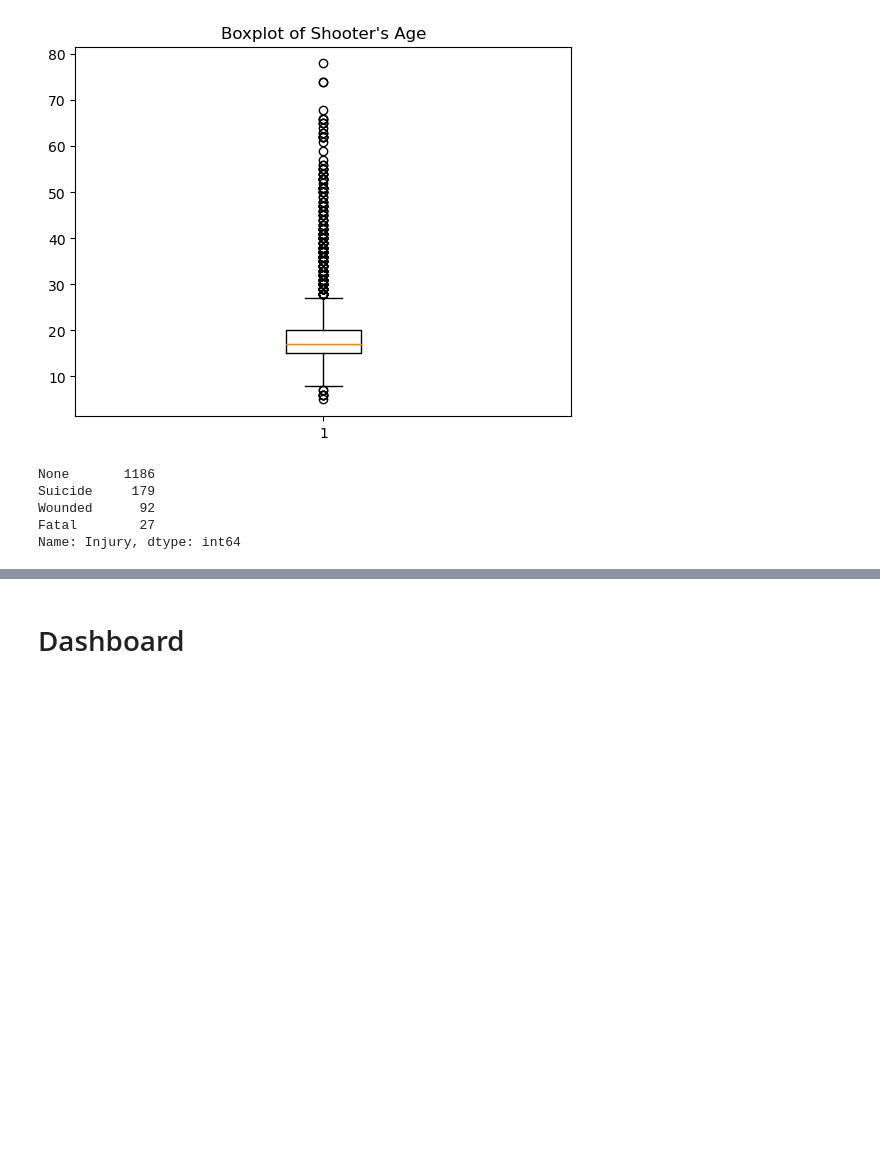
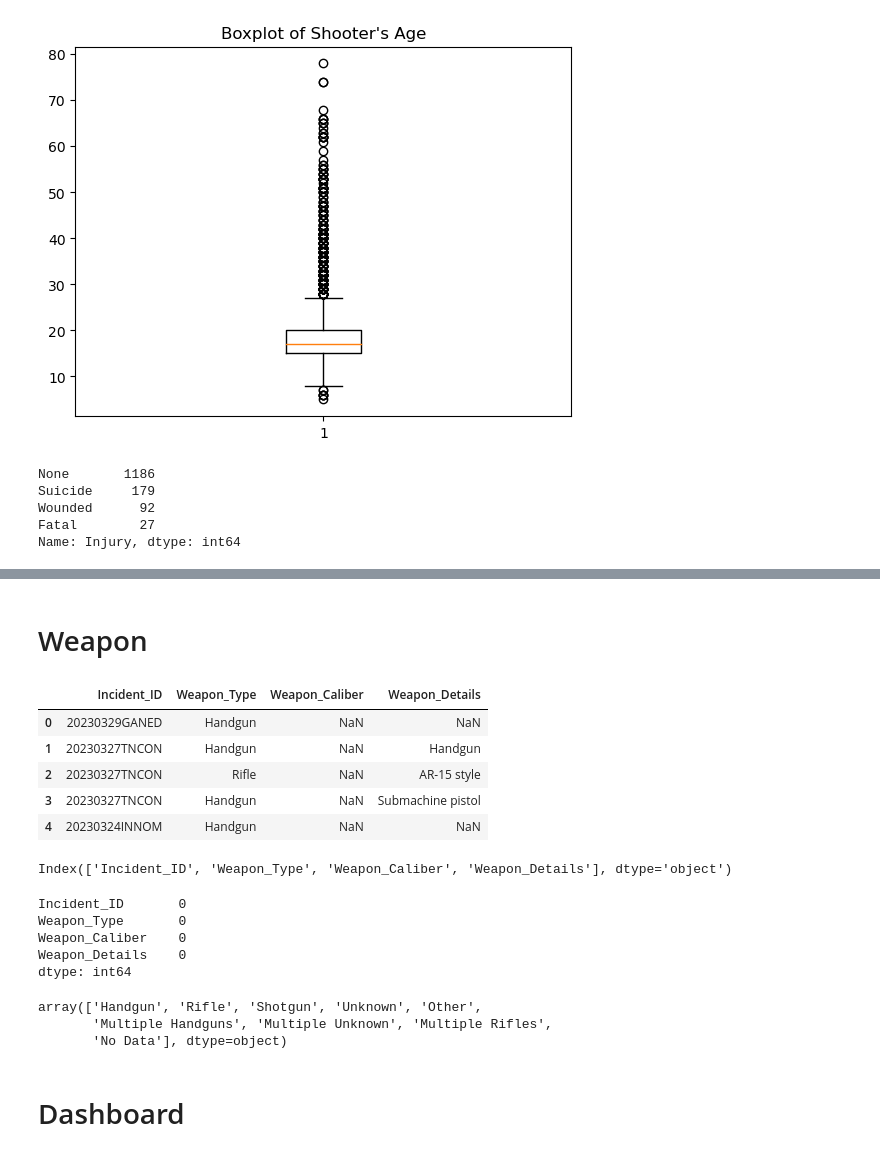
Before and after one commit to timmymiller10/School-Shooting-Dataset-Analysis, a Jupyter notebook: data.ipynb, the cells around one changed output, grey strips where cells are left out. Drawn from its saved outputs; the diff is of its cells as text; code cells hidden in the pictures; blank space fills up the shorter version.

```diff
--- a/data.ipynb
+++ b/data.ipynb
@@ -309,0 +344,23 @@ Name: Injury, dtype: int64
+# %% [markdown]
+# Weapon
+# %%
+weapon.head()
+# %% [output]
+|  | Incident_ID | Weapon_Type | Weapon_Caliber | Weapon_Details |
+| 0 | 20230329GANED | Handgun | NaN | NaN |
+| 1 | 20230327TNCON | Handgun | NaN | Handgun |
+| 2 | 20230327TNCON | Rifle | NaN | AR-15 style |
+| 3 | 20230327TNCON | Handgun | NaN | Submachine pistol |
+| 4 | 20230324INNOM | Handgun | NaN | NaN |
+# %%
+weapon.columns
+# %% [output]
+Index(['Incident_ID', 'Weapon_Type', 'Weapon_Caliber', 'Weapon_Details'], dtype='object')
+# %%
+weapon.isnull().sum()
+# %% [output]
+Incident_ID       0
+Weapon_Type       0
+Weapon_Caliber    0
+Weapon_Details    0
+dtype: int64
@@ -309,0 +372,6 @@ Name: Injury, dtype: int64
+# %%
+weapon['Weapon_Type'].unique()
+# %% [output]
+array(['Handgun', 'Rifle', 'Shotgun', 'Unknown', 'Other',
+       'Multiple Handguns', 'Multiple Unknown', 'Multiple Rifles',
+       'No Data'], dtype=object)
```
Also changed, not shown: parts of 7 cells of this notebook, 1 other file.
